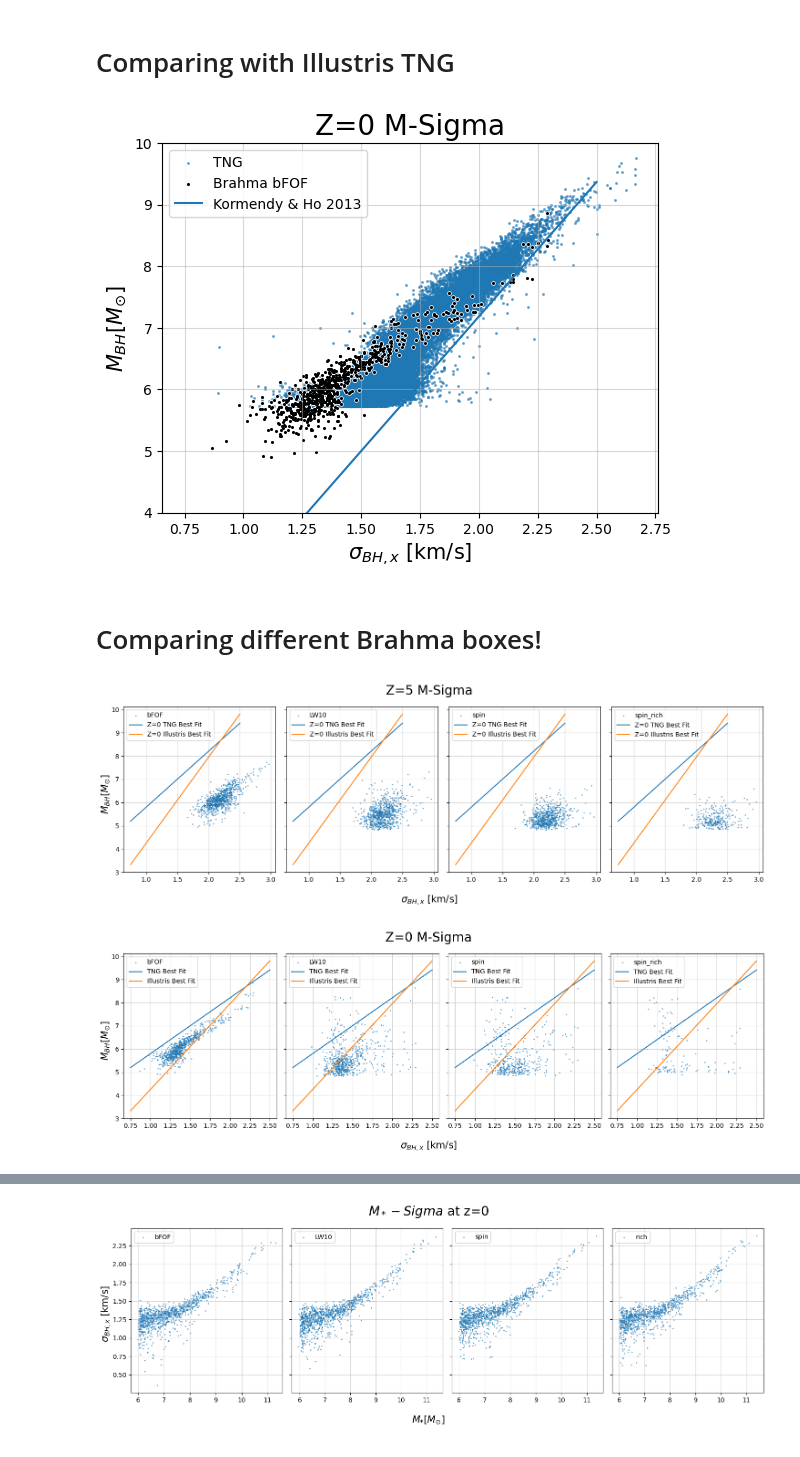
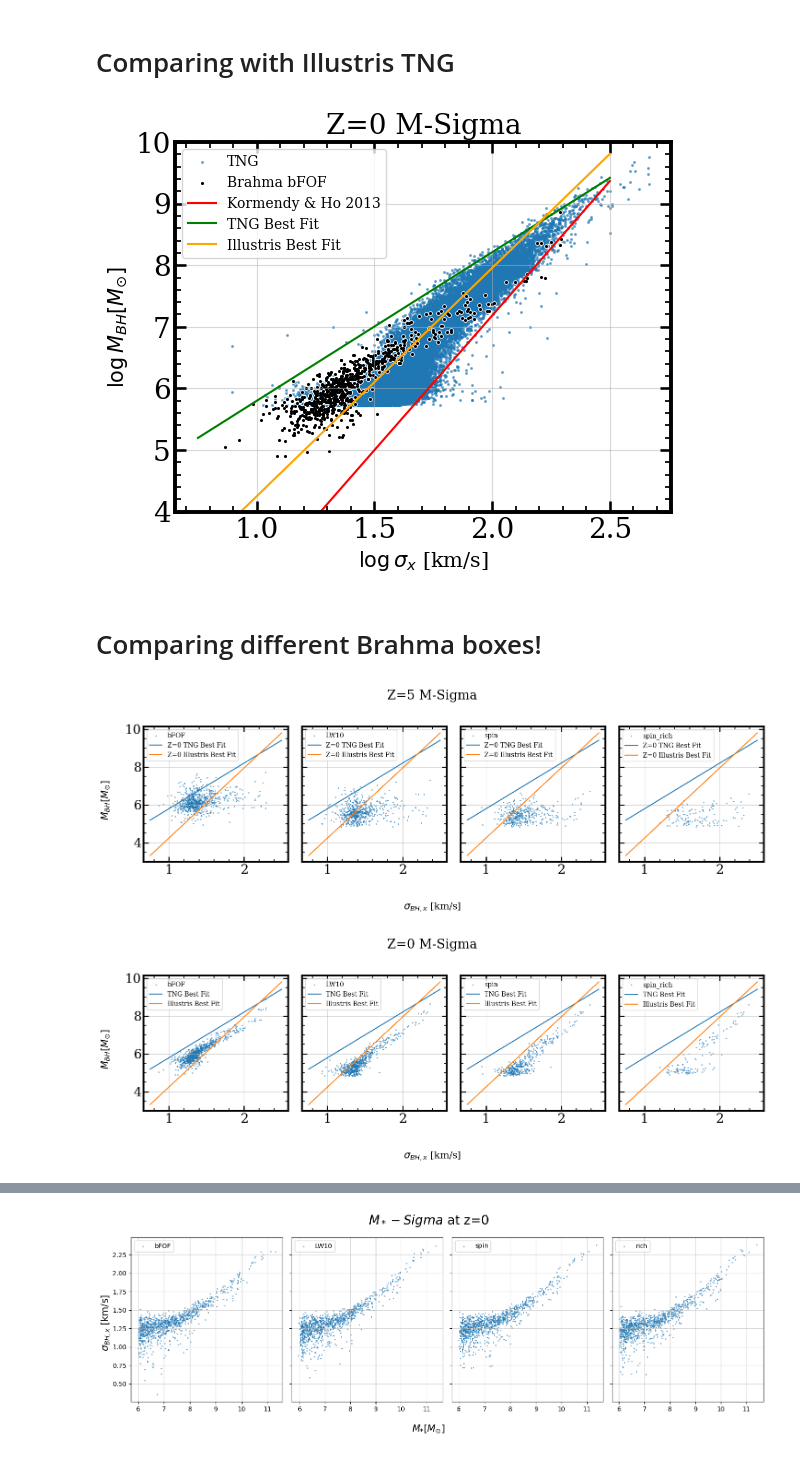
Before and after one commit to khojonat/Brahma_Analysis, a Jupyter notebook: M_Sigma.ipynb, the cells around one changed output, grey strips where cells are left out. Cells and saved outputs as stored; diff of their text form; code cells hidden in the pictures.

Commit message:
Found bug making M-sigma plot incorrect!

```diff
--- a/M_Sigma.ipynb
+++ b/M_Sigma.ipynb
@@ -106,10 +106,12 @@ M_bFOF = np.array(bFOF[0])
 plt.scatter(np.log10(sigmaxTNG),np.log10(M_TNGz0),s=1.5,label="TNG",alpha=0.5)
 plt.scatter(np.log10(sigmax1),np.log10(M_bFOF),s=5,color='white',alpha=1)
 plt.scatter(np.log10(sigmax1),np.log10(M_bFOF),s=1.5,label="Brahma bFOF",color='black',alpha=1)
-plt.plot(xfit,KH13_yfit[0],label='Kormendy & Ho 2013')
+plt.plot(xfit,KH13_yfit[0],label='Kormendy & Ho 2013',color='red')
+plt.plot(x,TNGy[0],label='TNG Best Fit',color='green')
+plt.plot(x,y[0],label='Illustris Best Fit',color='orange')
 
-plt.xlabel('$\sigma_{BH,x}$ [km/s]',size=15)
-plt.ylabel('$M_{BH} [M_{\odot}]$',size=15)
+plt.xlabel('$\log \sigma_{x}$ [km/s]',size=15)
+plt.ylabel('$\log M_{BH} [M_{\odot}]$',size=15)
 
 plt.ylim(4,10)
 plt.grid(alpha=0.5)
@@ -119,7 +121,7 @@ plt.title('Z=0 M-Sigma',size=20)
 
 plt.savefig('Z0_TNG_bFOF_comparison.png')
 # %% [output]
-[figure, old version]
+[figure, new version]
 # %%
 TNGz0=ReadBrahmaData('Brahma_Data/TNG_z0')
 
@@ -158,52 +160,41 @@ spin = ReadBrahmaData('Brahma_Data/output_ratio10_SFMFGM5_seed5.00_bFOF_LW10_spi
 spin_rich=ReadBrahmaData('Brahma_Data/output_ratio10_SFMFGM5_seed5.00_bFOF_LW10_spin_rich_z5')
 
 # Grabbing x-sigma values
-sigmax1=np.array([sigma[0] for sigma in bFOFz5[5]])
-sigmax2=np.array([sigma[0] for sigma in LW10[5]])
-sigmax3=np.array([sigma[0] for sigma in spin[5]])
-sigmax4=np.array([sigma[0] for sigma in spin_rich[5]])
-
-# Getting rid of nonzero values
-nonzero1 = np.nonzero(sigmax1)[0]
-nonzero2 = np.nonzero(sigmax2)[0]
-nonzero3 = np.nonzero(sigmax3)[0]
-nonzero4 = np.nonzero(sigmax4)[0]
-
-sigmax1=sigmax1[nonzero1]
-sigmax2=sigmax1[nonzero2]
-sigmax3=sigmax1[nonzero3]
-sigmax4=sigmax1[nonzero4]
+Sigma_bFOF = np.log10(bFOFz5[5])[:,0]
+Sigma_LW10 = np.log10(LW10[5])[:,0]
+Sigma_spin = np.log10(spin[5])[:,0]
+Sigma_rich = np.log10(rich[5])[:,0]
 
 M_bFOF = np.array(bFOFz5[0])[nonzero1]
 M_LW10 = np.array(LW10[0])[nonzero2]
 M_spin = np.array(spin[0])[nonzero3]
 M_spin_rich = np.array(spin_rich[0])[nonzero4]
 
 # Plotting
 f,axs = plt.subplots(1,4,sharey = True,sharex=True,figsize = (15,5))
 
 axs[0].scatter(np.log10(sigmax1),np.log10(M_bFOF),s=1.5,label="bFOF",alpha=0.5)
 axs[1].scatter(np.log10(sigmax2),np.log10(M_LW10),s=1.5,label="LW10",alpha=0.5)
 axs[2].scatter(np.log10(sigmax3),np.log10(M_spin),s=1.5,label="spin",alpha=0.5)
 axs[3].scatter(np.log10(sigmax4),np.log10(M_spin_rich),s=1.5,label="spin_rich",alpha=0.5)
 
 # plt.plot(x,TNGy[0],label='TNG Best Fit')
 # plt.plot(x,y[0],label='Illustris Best Fit')
 f.supxlabel('$\sigma_{BH,x}$ [km/s]',size=15)
 f.supylabel('$M_{BH} [M_{\odot}]$',size=15)
 
 for ax in axs:
     ax.grid(alpha=0.5)
     ax.plot(x,TNGy[0],label='Z=0 TNG Best Fit')
     ax.plot(x,y[0],label='Z=0 Illustris Best Fit')
     ax.legend(fontsize=10)
 
 f.suptitle('Z=5 M-Sigma',size=20)
 f.tight_layout()
 
 plt.savefig('Z5_Comparison.png')
 # %% [output]
-[figure, old version]
+[figure, new version]
 # %%
 bFOF=ReadBrahmaData('Brahma_Data/output_ratio10_SFMFGM5_seed5.00_bFOF_z0')
 LW10=ReadBrahmaData('Brahma_Data/output_ratio10_SFMFGM5_seed5.00_bFOF_LW10_z0')
@@ -211,21 +202,10 @@ spin = ReadBrahmaData('Brahma_Data/output_ratio10_SFMFGM5_seed5.00_bFOF_LW10_spi
 spin_rich=ReadBrahmaData('Brahma_Data/output_ratio10_SFMFGM5_seed5.00_bFOF_LW10_spin_rich_z0')
 
 # Grabbing x-sigma values
-sigmax1=np.array([sigma[0] for sigma in bFOF[5]])
-sigmax2=np.array([sigma[0] for sigma in LW10[5]])
-sigmax3=np.array([sigma[0] for sigma in spin[5]])
-sigmax4=np.array([sigma[0] for sigma in spin_rich[5]])
-
-# Getting rid of nonzero values
-nonzero1 = np.nonzero(sigmax1)[0]
-nonzero2 = np.nonzero(sigmax2)[0]
-nonzero3 = np.nonzero(sigmax3)[0]
-nonzero4 = np.nonzero(sigmax4)[0]
-
-sigmax1=sigmax1[nonzero1]
-sigmax2=sigmax1[nonzero2]
-sigmax3=sigmax1[nonzero3]
-sigmax4=sigmax1[nonzero4]
+Sigma_bFOF = np.log10(bFOF[5])[:,0]
+Sigma_LW10 = np.log10(LW10[5])[:,0]
+Sigma_spin = np.log10(spin[5])[:,0]
+Sigma_rich = np.log10(rich[5])[:,0]
 
 M_bFOF = np.array(bFOF[0])[nonzero1]
 M_LW10 = np.array(LW10[0])[nonzero2]
@@ -256,7 +236,7 @@ f.tight_layout()
 
 plt.savefig('Z0_Comparison.png')
 # %% [output]
-[figure, old version]
+[figure, new version]
 # %%
 bFOFz5=ReadBrahmaData('Brahma_Data/output_ratio10_SFMFGM5_seed5.00_bFOF_z5')
 LW10z5=ReadBrahmaData('Brahma_Data/output_ratio10_SFMFGM5_seed5.00_bFOF_LW10_z5')
```
Also changed, not shown: parts of 17 cells of this notebook.
